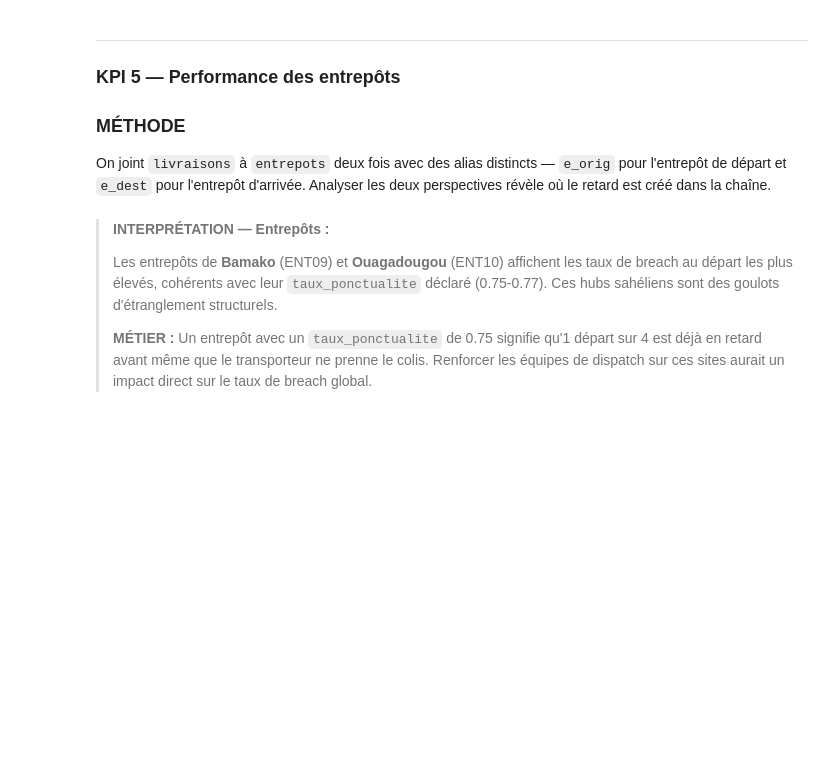
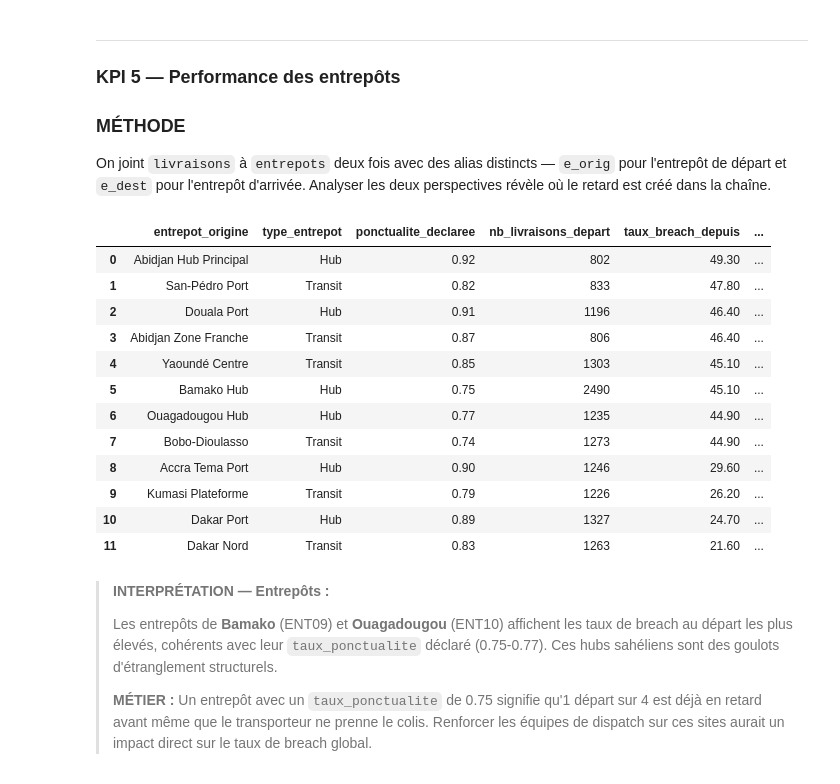
Before and after one commit to dataprojectlabs/DataProjectLab-projects, a Jupyter notebook: projets/logitrack_analytics/corrige/nb1_logitrack_solution.ipynb, the cells around one changed output. Saved outputs shown, nothing was run; the diff lists cells and outputs as text; code cells hidden in the pictures; blank space fills up the shorter version.

```diff
--- a/projets/logitrack_analytics/corrige/nb1_logitrack_solution.ipynb
+++ b/projets/logitrack_analytics/corrige/nb1_logitrack_solution.ipynb
@@ -405,6 +555,22 @@ JOIN entrepots e_orig ON l.entrepot_origine_id = e_orig.entrepot_id
 JOIN entrepots e_dest ON l.entrepot_dest_id    = e_dest.entrepot_id
 GROUP BY e_orig.entrepot_id, e_orig.nom, e_orig.type, e_orig.taux_ponctualite
 ORDER BY taux_breach_depuis DESC
+# %%
+df_kpi_ent
+# %% [output]
+|  | entrepot_origine | type_entrepot | ponctualite_declaree | nb_livraisons_depart | taux_breach_depuis | ... |
+| 0 | Abidjan Hub Principal | Hub | 0.92 | 802 | 49.30 | ... |
+| 1 | San-Pédro Port | Transit | 0.82 | 833 | 47.80 | ... |
+| 2 | Douala Port | Hub | 0.91 | 1196 | 46.40 | ... |
+| 3 | Abidjan Zone Franche | Transit | 0.87 | 806 | 46.40 | ... |
+| 4 | Yaoundé Centre | Transit | 0.85 | 1303 | 45.10 | ... |
+| 5 | Bamako Hub | Hub | 0.75 | 2490 | 45.10 | ... |
+| 6 | Ouagadougou Hub | Hub | 0.77 | 1235 | 44.90 | ... |
+| 7 | Bobo-Dioulasso | Transit | 0.74 | 1273 | 44.90 | ... |
+| 8 | Accra Tema Port | Hub | 0.90 | 1246 | 29.60 | ... |
+| 9 | Kumasi Plateforme | Transit | 0.79 | 1226 | 26.20 | ... |
+| 10 | Dakar Port | Hub | 0.89 | 1327 | 24.70 | ... |
+| 11 | Dakar Nord | Transit | 0.83 | 1263 | 21.60 | ... |
 # %% [markdown]
 > **INTERPRÉTATION — Entrepôts :**
 >
```
Also changed, not shown: parts of 17 cells of this notebook, 29 other files.
